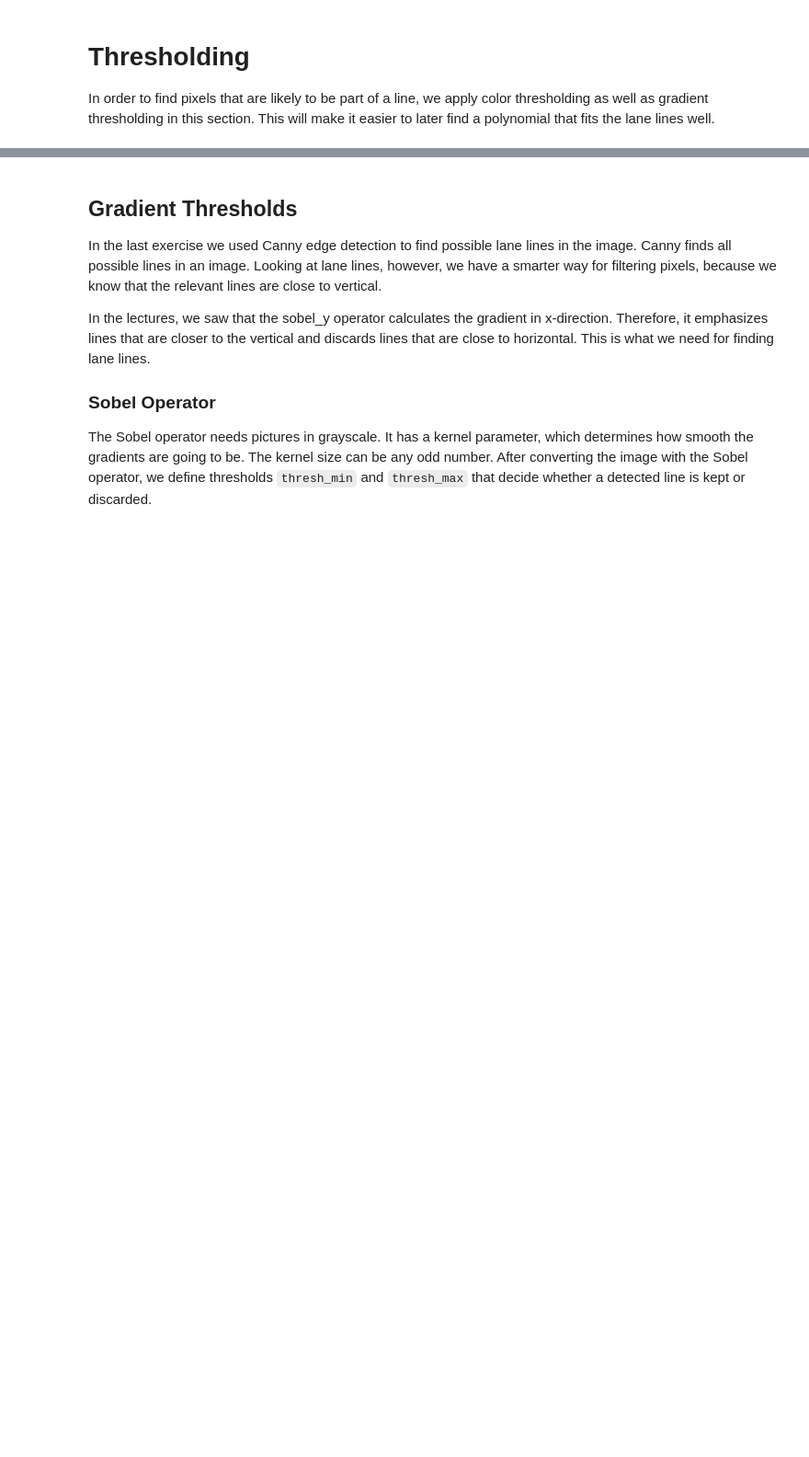
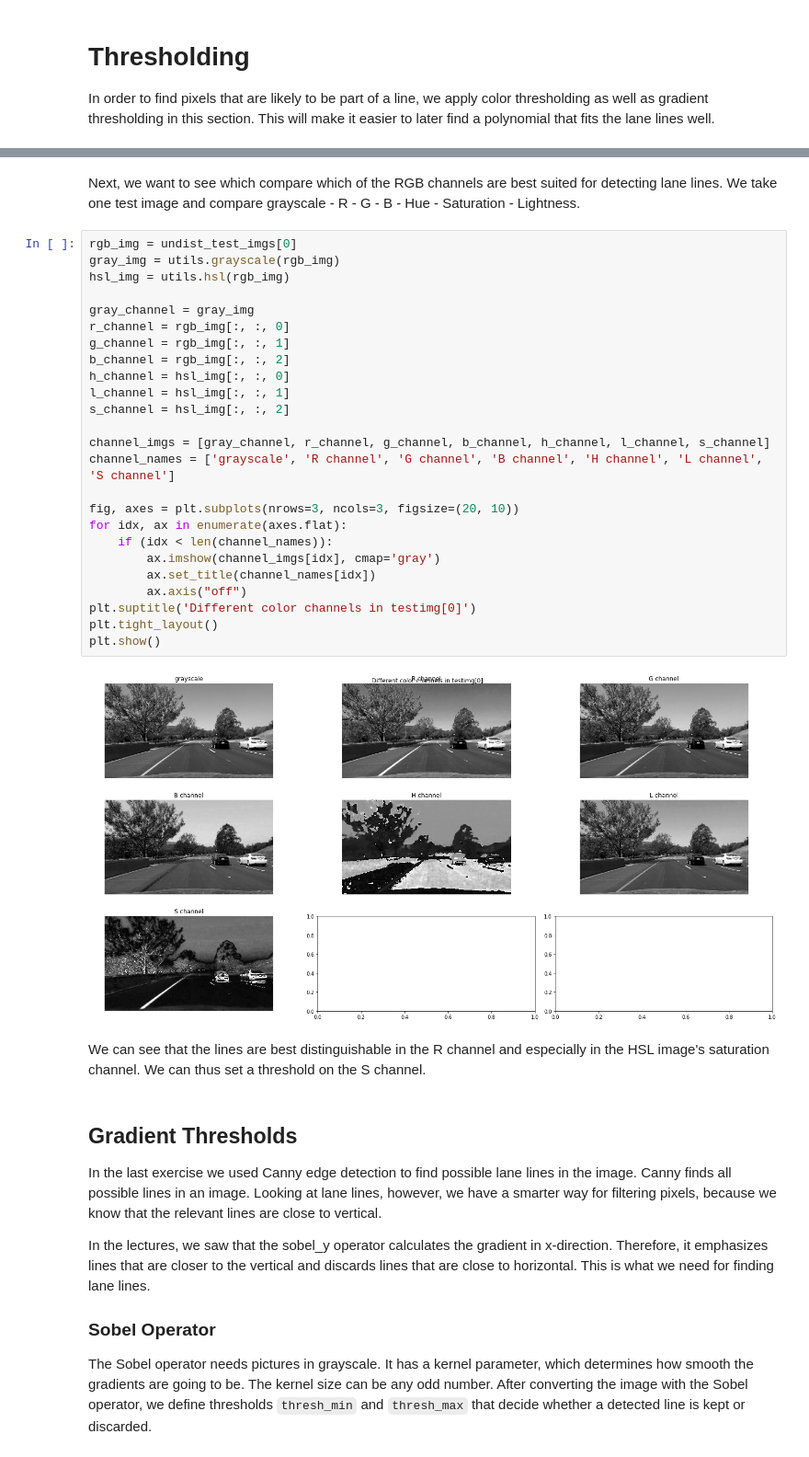
Before and after one commit to julia-kraus/CarND-Advanced-Lane-Lines, a Jupyter notebook: solution.ipynb, the cells around one changed output, grey strips where cells are left out. Shown at 92% size. Cells and saved outputs as stored; diff of their text form; blank space fills up the shorter version.

Commit message:
plot different color channels

```diff
--- a/solution.ipynb
+++ b/solution.ipynb
@@ -195,3 +230,34 @@ In order to find pixels that are likely to be part of a line, we apply  color th
+# %% [markdown]
+Next, we want to see which compare which of the RGB channels are best suited for detecting lane lines. We take one test image and compare grayscale - R - G - B - Hue - Saturation - Lightness.
+# %%
+rgb_img = undist_test_imgs[0]
+gray_img = utils.grayscale(rgb_img)
+hsl_img = utils.hsl(rgb_img)
+
+gray_channel = gray_img
+r_channel = rgb_img[:, :, 0]
+g_channel = rgb_img[:, :, 1]
+b_channel = rgb_img[:, :, 2]
+h_channel = hsl_img[:, :, 0]
+l_channel = hsl_img[:, :, 1]
+s_channel = hsl_img[:, :, 2]
+
+channel_imgs = [gray_channel, r_channel, g_channel, b_channel, h_channel, l_channel, s_channel]
+channel_names = ['grayscale', 'R channel', 'G channel', 'B channel', 'H channel', 'L channel', 'S channel']
+
+fig, axes = plt.subplots(nrows=3, ncols=3, figsize=(20, 10))
+for idx, ax in enumerate(axes.flat):
+    if (idx < len(channel_names)):
+        ax.imshow(channel_imgs[idx], cmap='gray')
+        ax.set_title(channel_names[idx])
+        ax.axis("off")
+plt.suptitle('Different color channels in testimg[0]')
+plt.tight_layout()
+plt.show()
+# %% [output]
+[figure, added]
+# %% [markdown]
+We can see that the lines are best distinguishable in the R channel and especially in the HSL image's saturation channel. We can thus set a threshold on the S channel.
 # %% [markdown]
 ## Gradient Thresholds
 In the last exercise we used Canny edge detection to find possible lane lines in the image. Canny finds all possible lines in an image. Looking at lane lines, however, we have a smarter way for filtering pixels, because we know that the relevant lines are close to vertical.
```
Also changed, not shown: parts of 5 cells of this notebook, 2 other files.
